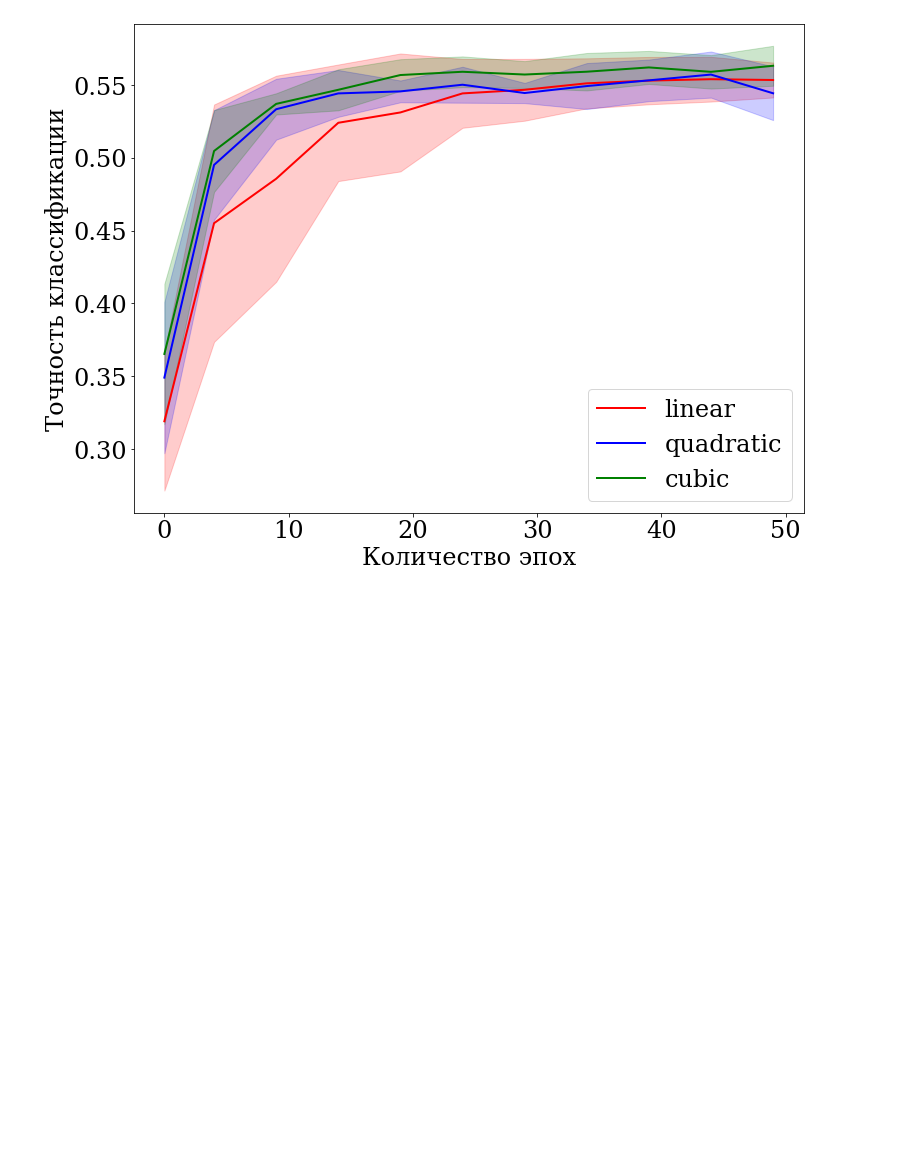
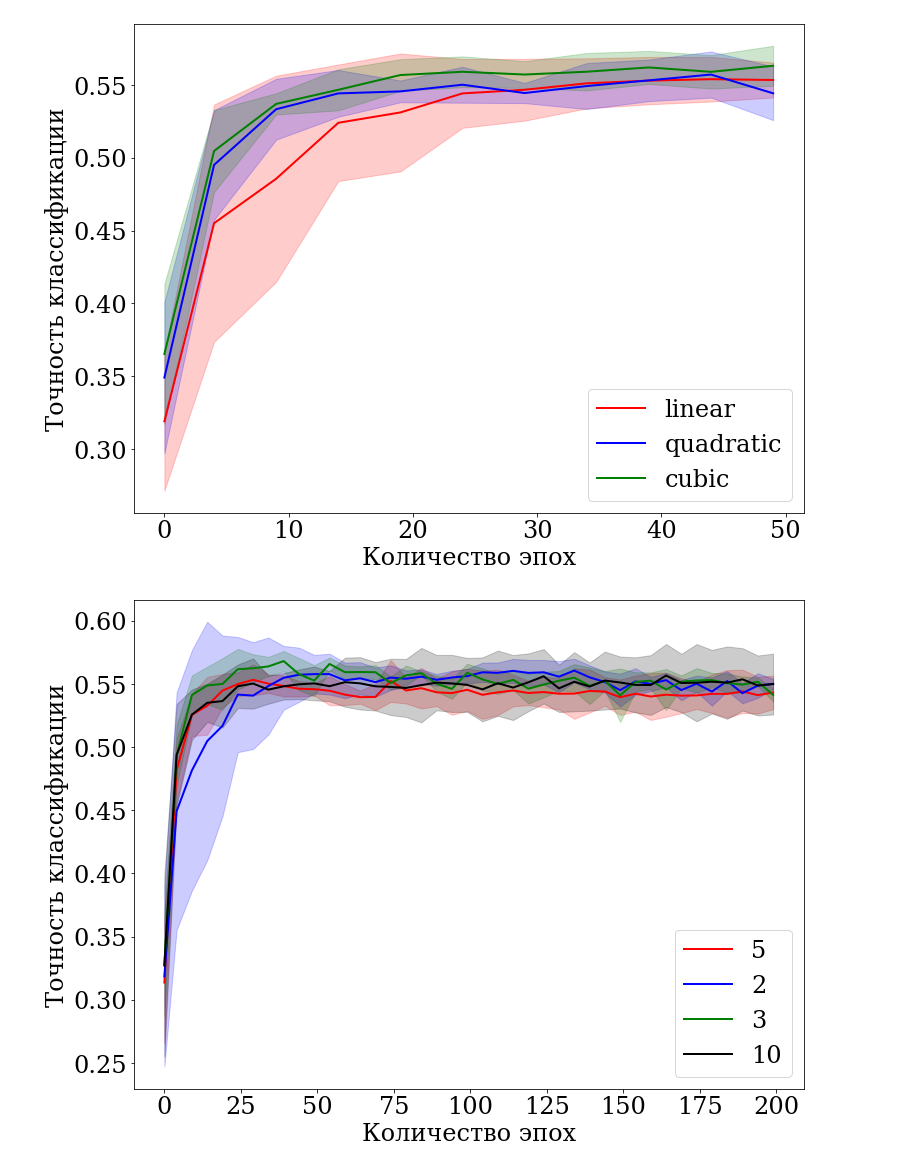
Before and after one commit to Intelligent-Systems-Phystech/MetaOptDistillation, a Jupyter notebook: notebooks/disti_experiment_splines.ipynb, the cells around one changed output. Saved outputs shown, nothing was run; the diff lists cells and outputs as text; code cells hidden in the pictures; blank space fills up the shorter version.

```diff
--- a/notebooks/disti_experiment_splines.ipynb
+++ b/notebooks/disti_experiment_splines.ipynb
@@ -155,8 +157,12 @@ for _ in range(run_num):
 
         # если мы отслеживали траекторию эпохи - можно обучить на этом сплайны
         if e % train_splines_every_epoch == 0:
-            splines = interp1d(range(len(spline_hist)), spline_hist, axis=0,
-                               fill_value='extrapolate', kind=spline_mode)
+            fitted1 = np.polyfit(range(len(spline_hist)), np.array(spline_hist)[:,0], 1)
+            fitted2 = np.polyfit(range(len(spline_hist)), np.array(spline_hist)[:,1], 1)
+            fitted3 = np.polyfit(range(len(spline_hist)), np.array(spline_hist)[:,2], 1)
+            splines = lambda x : np.array([np.polyval(fitted1, x), np.polyval(fitted2, x), np.polyval(fitted2, x)])
+#             splines = interp1d(range(len(spline_hist)), spline_hist, axis=0,
+#                                fill_value='extrapolate', kind=spline_mode)
 
 
         if e==0 or (e+1)%validate_every_epoch == 0: # если номер эпохи делится на 5 или эпоха - первая
@@ -315,3 +323,44 @@ plt.legend()
 plt.savefig('acc_splines.pdf')
 # %% [output]
 [figure]
+# %%
+with open("exp11_dist_h_b2_optim.jsonl", "r") as read_file:
+    data_5 = [json.loads(line) for line in read_file]
+with open("exp12_dist_h_b2_optim.jsonl", "r") as read_file:
+    data_2 = [json.loads(line) for line in read_file]
+with open("exp13_dist_h_b2_optim.jsonl", "r") as read_file:
+    data_3 = [json.loads(line) for line in read_file]
+with open("exp14_dist_h_b2_optim.jsonl", "r") as read_file:
+    data_10 = [json.loads(line) for line in read_file]
+
+def plot_data(data, label, color):
+    epoch = np.array([data[2]['results'][i]['epoch'] for i in range(len(data[2]['results']))])
+    acc = np.array([subdata['results'][i]['accuracy'] for i in range(len(data[0]['results'])) for subdata in data]).reshape(epoch.shape[0], -1)
+    plt.plot(epoch, acc.mean(1), '-', color=color, label=label)
+    plt.fill_between(epoch, acc.mean(1)-acc.std(1), acc.mean(1)+acc.std(1), alpha=0.2, color=color)
+
+# epoch_2 = np.array([data_2[2]['results'][i]['epoch'] for i in range(len(data_2[2]['results']))])
+# acc_2 = np.array([subdata['results'][i]['accuracy'] for i in range(len(data_l[0]['results'])) for subdata in data_l]).reshape(epoch_l.shape[0], -1)
+# plt.plot(epoch_l[0:11], acc_l[0:11].mean(1), '-', color='red', label='linear')
+# plt.fill_between(epoch_l[0:11], acc_l[0:11].mean(1)-acc_l[0:11].std(1), acc_l[0:11].mean(1)+acc_l[0:11].std(1), alpha=0.2, color='red')
+
+# epoch_q = np.array([data_s[2]['results'][i]['epoch'] for i in range(len(data_q[2]['results']))])
+# acc_q = np.array([subdata['results'][i]['accuracy'] for i in range(len(data_q[0]['results'])) for subdata in data_q]).reshape(epoch_q.shape[0], -1)
+# plt.plot(epoch_q, acc_q.mean(1), '-', color='blue', label='quadratic')
+# plt.fill_between(epoch_q, acc_q.mean(1)-acc_q.std(1), acc_q.mean(1)+acc_q.std(1), alpha=0.2, color='blue')
+
+# epoch_c = np.array([data_c[2]['results'][i]['epoch'] for i in range(len(data_c[2]['results']))])
+# acc_c = np.array([subdata['results'][i]['accuracy'] for i in range(len(data_c[0]['results'])) for subdata in data_c]).reshape(epoch_c.shape[0], -1)
+# plt.plot(epoch_c, acc_c.mean(1), '-', color='green', label='cubic')
+# plt.fill_between(epoch_c, acc_c.mean(1)-acc_c.std(1), acc_c.mean(1)+acc_c.std(1), alpha=0.2, color='green')
+plot_data(data_5, '5', 'red')
+plot_data(data_2, '2', 'blue')
+plot_data(data_3, '3', 'green')
+plot_data(data_10, '10', 'black')
+
+plt.xlabel('Количество эпох')
+plt.ylabel('Точность классификации')
+plt.legend()
+plt.savefig('acc_splines.pdf')
+# %% [output]
+[figure, added]
```
Also changed, not shown: parts of 7 cells of this notebook, 4 other files.
